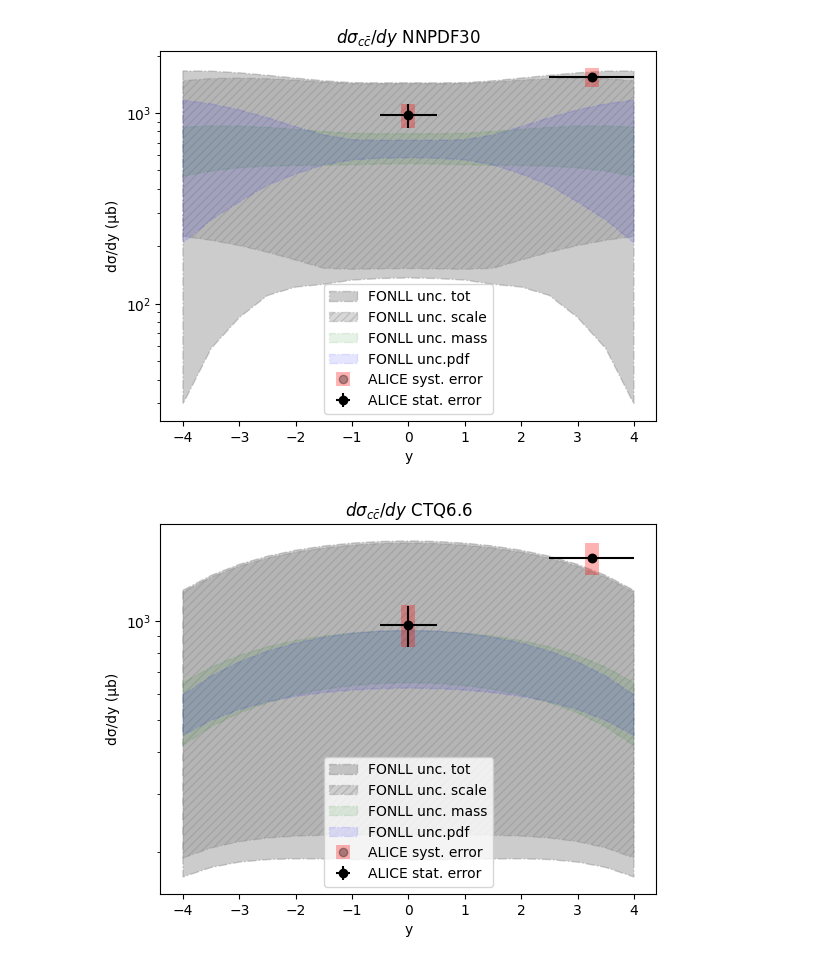
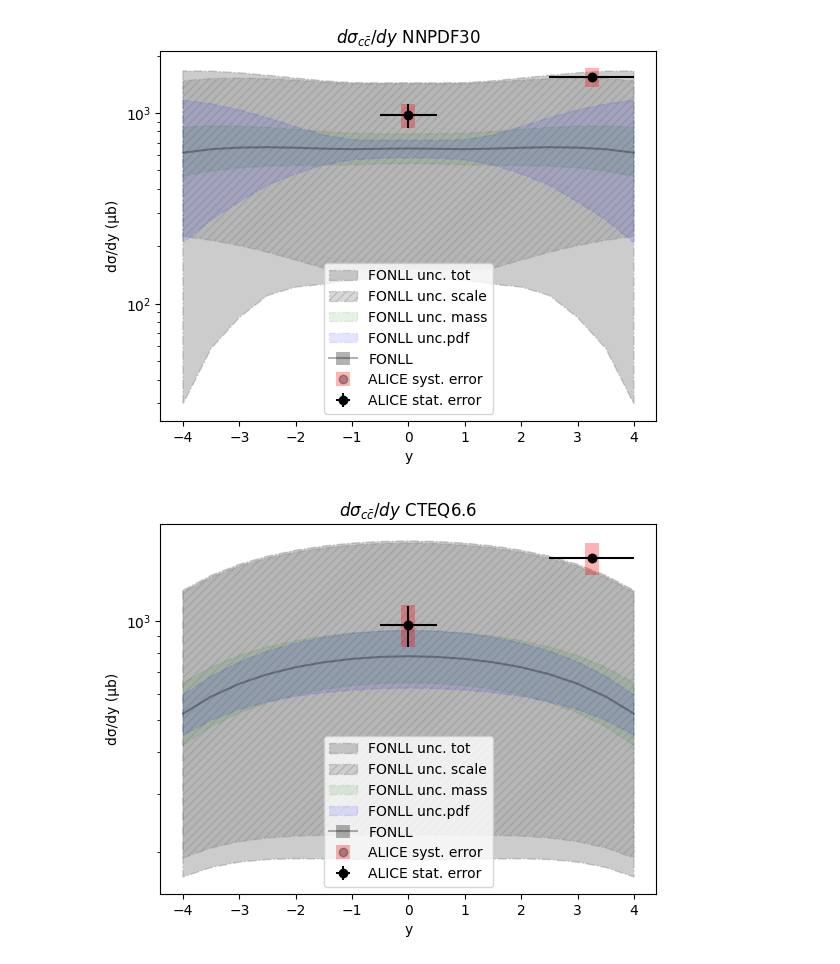
Before and after one commit to michelepennisi/HF_dimuons, a Jupyter notebook: theory_comparison/FONLL.ipynb, the cells around one changed output. Saved outputs shown, nothing was run; the diff lists cells and outputs as text; code cells hidden in the pictures.

Commit message:
Adding comparison among pdf sets

```diff
--- a/theory_comparison/FONLL.ipynb
+++ b/theory_comparison/FONLL.ipynb
@@ -17,54 +17,71 @@ max_mass_ds_dy_cc_FONLL_NNPDF = df_FONLL_cc_NNPDF["max_mass"] * 1e-06
 min_pdf_ds_dy_cc_FONLL_NNPDF = df_FONLL_cc_NNPDF["min_pdf"] * 1e-06
 max_pdf_ds_dy_cc_FONLL_NNPDF = df_FONLL_cc_NNPDF["max_pdf"] * 1e-06
 
-df_FONLL_cc_CTQ6 = pd.read_csv('FONLL_cc_Pt_0_30_CTQ6.txt', sep=' ')
-y_FONLL_CTQ6 = df_FONLL_cc_CTQ6["y"]
-ds_dy_cc_FONLL_CTQ6 = df_FONLL_cc_CTQ6["central"] * 1e-06
-min_ds_dy_cc_FONLL_CTQ6 = df_FONLL_cc_CTQ6["min"] * 1e-06
-max_ds_dy_cc_FONLL_CTQ6 = df_FONLL_cc_CTQ6["max"] * 1e-06
-min_sc_ds_dy_cc_FONLL_CTQ6 = df_FONLL_cc_CTQ6["min_sc"] * 1e-06
-max_sc_ds_dy_cc_FONLL_CTQ6 = df_FONLL_cc_CTQ6["max_sc"] * 1e-06
-min_mass_ds_dy_cc_FONLL_CTQ6 = df_FONLL_cc_CTQ6["min_mass"] * 1e-06
-max_mass_ds_dy_cc_FONLL_CTQ6 = df_FONLL_cc_CTQ6["max_mass"] * 1e-06
-min_pdf_ds_dy_cc_FONLL_CTQ6 = df_FONLL_cc_CTQ6["min_pdf"] * 1e-06
-max_pdf_ds_dy_cc_FONLL_CTQ6 = df_FONLL_cc_CTQ6["max_pdf"] * 1e-06
+df_FONLL_cc_CTEQ6 = pd.read_csv('FONLL_cc_Pt_0_30_CTEQ6.txt', sep=' ')
+y_FONLL_CTEQ6 = df_FONLL_cc_CTEQ6["y"]
+ds_dy_cc_FONLL_CTEQ6 = df_FONLL_cc_CTEQ6["central"] * 1e-06
+min_ds_dy_cc_FONLL_CTEQ6 = df_FONLL_cc_CTEQ6["min"] * 1e-06
+max_ds_dy_cc_FONLL_CTEQ6 = df_FONLL_cc_CTEQ6["max"] * 1e-06
+min_sc_ds_dy_cc_FONLL_CTEQ6 = df_FONLL_cc_CTEQ6["min_sc"] * 1e-06
+max_sc_ds_dy_cc_FONLL_CTEQ6 = df_FONLL_cc_CTEQ6["max_sc"] * 1e-06
+min_mass_ds_dy_cc_FONLL_CTEQ6 = df_FONLL_cc_CTEQ6["min_mass"] * 1e-06
+max_mass_ds_dy_cc_FONLL_CTEQ6 = df_FONLL_cc_CTEQ6["max_mass"] * 1e-06
+min_pdf_ds_dy_cc_FONLL_CTEQ6 = df_FONLL_cc_CTEQ6["min_pdf"] * 1e-06
+max_pdf_ds_dy_cc_FONLL_CTEQ6 = df_FONLL_cc_CTEQ6["max_pdf"] * 1e-06
 
 
 y = np.array([0, 3.25])
 dy = np.array([0.5, 0.75])
 
 ds_cc_dy_PYTHIA = np.array([974, 1549.3])
 stat_ds_cc_dy_PYTHIA = np.array([138, 20.8])
 syst_ds_cc_dy_PYTHIA = np.array([140, 173.5])
 
 # Creating histogram
 plt.title("FONLL comparison NNPDF")
 plt.xlabel("y")
 plt.ylabel("d\u03C3/dy (\u03BCb)")
 plt.yscale('log')
 plt.title(r'$d\sigma_{c\bar{c}}/dy$ NNPDF30')
 plt.fill_between(y_FONLL_NNPDF, min_ds_dy_cc_FONLL_NNPDF, max_ds_dy_cc_FONLL_NNPDF, label="FONLL unc. tot", alpha=0.4, edgecolor='gray', facecolor='gray', linewidth=1, linestyle='dashdot', antialiased=True)
 plt.fill_between(y_FONLL_NNPDF, min_sc_ds_dy_cc_FONLL_NNPDF, max_sc_ds_dy_cc_FONLL_NNPDF, label="FONLL unc. scale", alpha=0.3, edgecolor='gray', facecolor='gray', hatch='////', linewidth=1, linestyle='dashdot', antialiased=True)
 plt.fill_between(y_FONLL_NNPDF, min_mass_ds_dy_cc_FONLL_NNPDF, max_mass_ds_dy_cc_FONLL_NNPDF, label="FONLL unc. mass", alpha=0.1, edgecolor='green', facecolor='green', linewidth=1, linestyle='dashdot', antialiased=True)
 plt.fill_between(y_FONLL_NNPDF, min_pdf_ds_dy_cc_FONLL_NNPDF, max_pdf_ds_dy_cc_FONLL_NNPDF, label="FONLL unc.pdf", alpha=0.1, edgecolor='blue', facecolor='blue', linewidth=1, linestyle='dashdot', antialiased=True)
+plt.errorbar(y_FONLL_NNPDF, ds_dy_cc_FONLL_NNPDF, yerr=0, label="FONLL", fmt='-', color='black', ecolor='black', alpha=0.3, elinewidth=10, capsize=0)
 plt.errorbar(y, ds_cc_dy_PYTHIA, yerr=syst_ds_cc_dy_PYTHIA, label="ALICE syst. error", fmt='o', color='black', ecolor='red', alpha=0.3, elinewidth=10, capsize=0)
 plt.errorbar(y, ds_cc_dy_PYTHIA, xerr=dy, yerr=stat_ds_cc_dy_PYTHIA, label="ALICE stat. error", fmt='o', color='black', ecolor='black')
 plt.legend(loc='lower center')
 plt.show()
 
-plt.title("FONLL comparison CTQ6")
+plt.title("FONLL comparison CTEQ6")
 plt.xlabel("y")
 plt.ylabel("d\u03C3/dy (\u03BCb)")
 plt.yscale('log')
-plt.title(r'$d\sigma_{c\bar{c}}/dy$ CTQ6.6')
-plt.fill_between(y_FONLL_CTQ6, min_ds_dy_cc_FONLL_CTQ6, max_ds_dy_cc_FONLL_CTQ6, label="FONLL unc. tot", alpha=0.4, edgecolor='gray', facecolor='gray', linewidth=1, linestyle='dashdot', antialiased=True)
-plt.fill_between(y_FONLL_CTQ6, min_sc_ds_dy_cc_FONLL_CTQ6, max_sc_ds_dy_cc_FONLL_CTQ6, label="FONLL unc. scale", alpha=0.3, edgecolor='gray', facecolor='gray', hatch='////', linewidth=1, linestyle='dashdot', antialiased=True)
-plt.fill_between(y_FONLL_CTQ6, min_mass_ds_dy_cc_FONLL_CTQ6, max_mass_ds_dy_cc_FONLL_CTQ6, label="FONLL unc. mass", alpha=0.1, edgecolor='green', facecolor='green', linewidth=1, linestyle='dashdot', antialiased=True)
-plt.fill_between(y_FONLL_CTQ6, min_pdf_ds_dy_cc_FONLL_CTQ6, max_pdf_ds_dy_cc_FONLL_CTQ6, label="FONLL unc.pdf", alpha=0.1, edgecolor='blue', facecolor='blue', linewidth=1, linestyle='dashdot', antialiased=True)
+plt.title(r'$d\sigma_{c\bar{c}}/dy$ CTEQ6.6')
+plt.fill_between(y_FONLL_CTEQ6, min_ds_dy_cc_FONLL_CTEQ6, max_ds_dy_cc_FONLL_CTEQ6, label="FONLL unc. tot", alpha=0.4, edgecolor='gray', facecolor='gray', linewidth=1, linestyle='dashdot', antialiased=True)
+plt.fill_between(y_FONLL_CTEQ6, min_sc_ds_dy_cc_FONLL_CTEQ6, max_sc_ds_dy_cc_FONLL_CTEQ6, label="FONLL unc. scale", alpha=0.3, edgecolor='gray', facecolor='gray', hatch='////', linewidth=1, linestyle='dashdot', antialiased=True)
+plt.fill_between(y_FONLL_CTEQ6, min_mass_ds_dy_cc_FONLL_CTEQ6, max_mass_ds_dy_cc_FONLL_CTEQ6, label="FONLL unc. mass", alpha=0.1, edgecolor='green', facecolor='green', linewidth=1, linestyle='dashdot', antialiased=True)
+plt.fill_between(y_FONLL_CTEQ6, min_pdf_ds_dy_cc_FONLL_CTEQ6, max_pdf_ds_dy_cc_FONLL_CTEQ6, label="FONLL unc.pdf", alpha=0.1, edgecolor='blue', facecolor='blue', linewidth=1, linestyle='dashdot', antialiased=True)
+plt.errorbar(y_FONLL_CTEQ6, ds_dy_cc_FONLL_CTEQ6, yerr=0, label="FONLL", fmt='-', color='black', ecolor='black', alpha=0.3, elinewidth=10, capsize=0)
 plt.errorbar(y, ds_cc_dy_PYTHIA, yerr=syst_ds_cc_dy_PYTHIA, label="ALICE syst. error", fmt='o', color='black', ecolor='red', alpha=0.3, elinewidth=10, capsize=0)
 plt.errorbar(y, ds_cc_dy_PYTHIA, xerr=dy, yerr=stat_ds_cc_dy_PYTHIA, label="ALICE stat. error", fmt='o', color='black', ecolor='black')
 plt.legend(loc='lower center')
 plt.show()
+
+
+plt.title("FONLL: CTEQ6 vs NNPDF30")
+plt.xlabel("y")
+plt.ylabel("d\u03C3/dy (\u03BCb)")
+plt.yscale('log')
+plt.title(r'$d\sigma_{c\bar{c}}/dy$')
+plt.fill_between(y_FONLL_CTEQ6, min_ds_dy_cc_FONLL_CTEQ6, max_ds_dy_cc_FONLL_CTEQ6, label="FONLL CTEQ6.6 unc. tot", alpha=0.4, edgecolor='gray', facecolor='gray', linewidth=1, linestyle='dashdot', antialiased=True)
+plt.errorbar(y_FONLL_CTEQ6, ds_dy_cc_FONLL_CTEQ6, yerr=0, label="FONLL CTEQ6.6", fmt='-', color='black', ecolor='black', alpha=0.3, elinewidth=10, capsize=0)
+plt.fill_between(y_FONLL_NNPDF, min_ds_dy_cc_FONLL_NNPDF, max_ds_dy_cc_FONLL_NNPDF, label="FONLL NNPDF30 unc. tot", alpha=0.4, edgecolor='gray', facecolor='gray', hatch='////', linewidth=1, linestyle='dashdot', antialiased=True)
+plt.errorbar(y_FONLL_NNPDF, ds_dy_cc_FONLL_NNPDF, yerr=0, label="FONLL NNPDF30", fmt='--', color='black', ecolor='black', alpha=0.3, elinewidth=10, capsize=0)
+plt.errorbar(y, ds_cc_dy_PYTHIA, yerr=syst_ds_cc_dy_PYTHIA, label="ALICE syst. error", fmt='o', color='black', ecolor='red', alpha=0.3, elinewidth=10, capsize=0)
+plt.errorbar(y, ds_cc_dy_PYTHIA, xerr=dy, yerr=stat_ds_cc_dy_PYTHIA, label="ALICE stat. error", fmt='o', color='black', ecolor='black')
+plt.legend(loc='lower center')
+plt.show()
 # %% [output]
-[figure, old version]
+[figure, new version]
-[figure, old version]
+[figure, new version]
```
Also changed, not shown: parts of 2 cells of this notebook, 2 other files.
